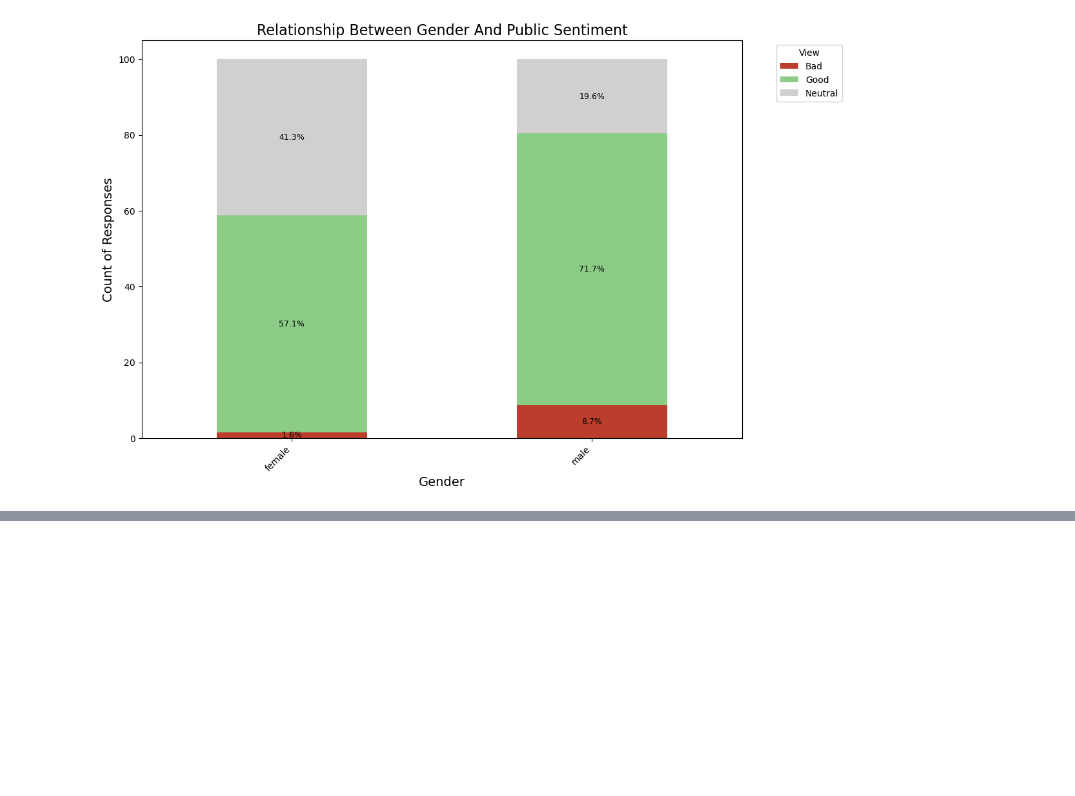
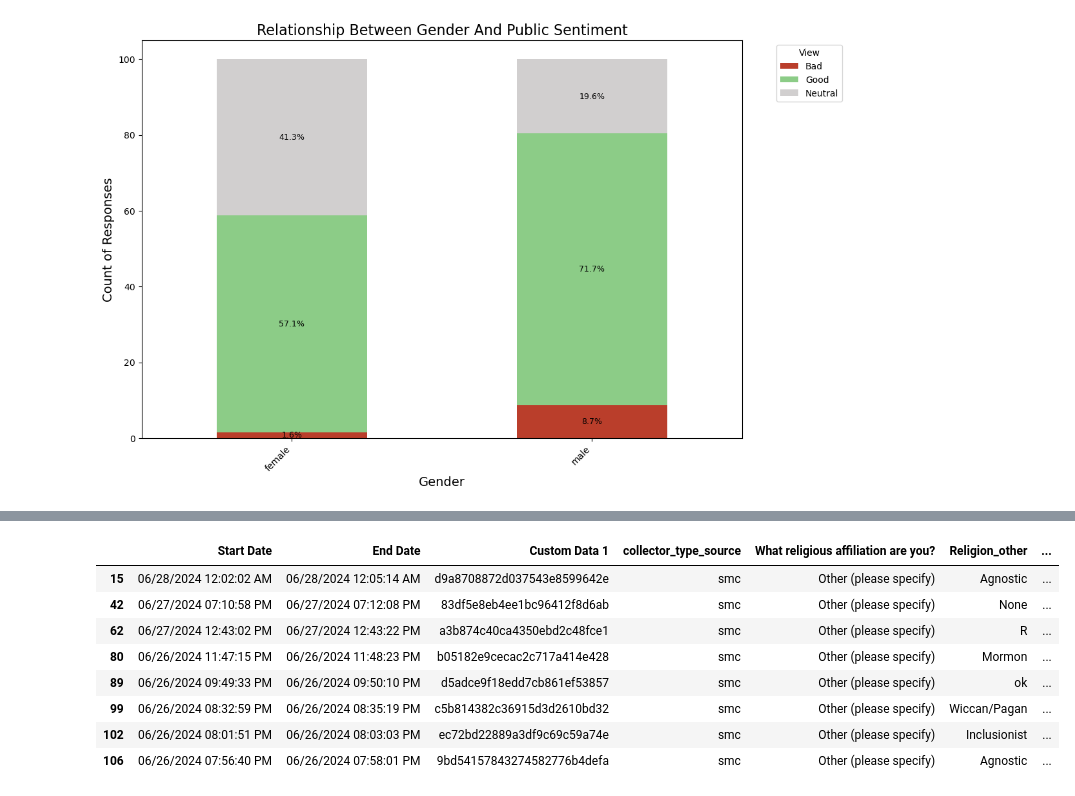
Before and after one commit to manelmahroug/Muslim-Brand-Sentiment, a Jupyter notebook: Brand_sentiment_001_June2024.ipynb, the cells around one changed output, grey strips where cells are left out. Drawn from its saved outputs; the diff is of its cells as text; code cells hidden in the pictures; blank space fills up the shorter version.

```diff
--- a/Brand_sentiment_001_June2024.ipynb
+++ b/Brand_sentiment_001_June2024.ipynb
@@ -568,0 +569,12 @@ TypeError: plot_bar() got an unexpected keyword argument 'xlabel'
+# %%
+survey[survey['What religious affiliation are you?']=='Other (please specify)'][['']]
+# %% [output]
+|  | Start Date | End Date | Custom Data 1 | collector_type_source | What religious affiliation are you? | Religion_other | ... |
+| 15 | 06/28/2024 12:02:02 AM | 06/28/2024 12:05:14 AM | d9a8708872d037543e8599642e | smc | Other (please specify) | Agnostic | ... |
+| 42 | 06/27/2024 07:10:58 PM | 06/27/2024 07:12:08 PM | 83df5e8eb4ee1bc96412f8d6ab | smc | Other (please specify) | None | ... |
+| 62 | 06/27/2024 12:43:02 PM | 06/27/2024 12:43:22 PM | a3b874c40ca4350ebd2c48fce1 | smc | Other (please specify) | R | ... |
+| 80 | 06/26/2024 11:47:15 PM | 06/26/2024 11:48:23 PM | b05182e9cecac2c717a414e428 | smc | Other (please specify) | Mormon | ... |
+| 89 | 06/26/2024 09:49:33 PM | 06/26/2024 09:50:10 PM | d5adce9f18edd7cb861ef53857 | smc | Other (please specify) | ok | ... |
+| 99 | 06/26/2024 08:32:59 PM | 06/26/2024 08:35:19 PM | c5b814382c36915d3d2610bd32 | smc | Other (please specify) | Wiccan/Pagan | ... |
+| 102 | 06/26/2024 08:01:51 PM | 06/26/2024 08:03:03 PM | ec72bd22889a3df9c69c59a74e | smc | Other (please specify) | Inclusionist | ... |
+| 106 | 06/26/2024 07:56:40 PM | 06/26/2024 07:58:01 PM | 9bd54157843274582776b4defa | smc | Other (please specify) | Agnostic | ... |
```
Also changed, not shown: parts of 16 cells of this notebook.
